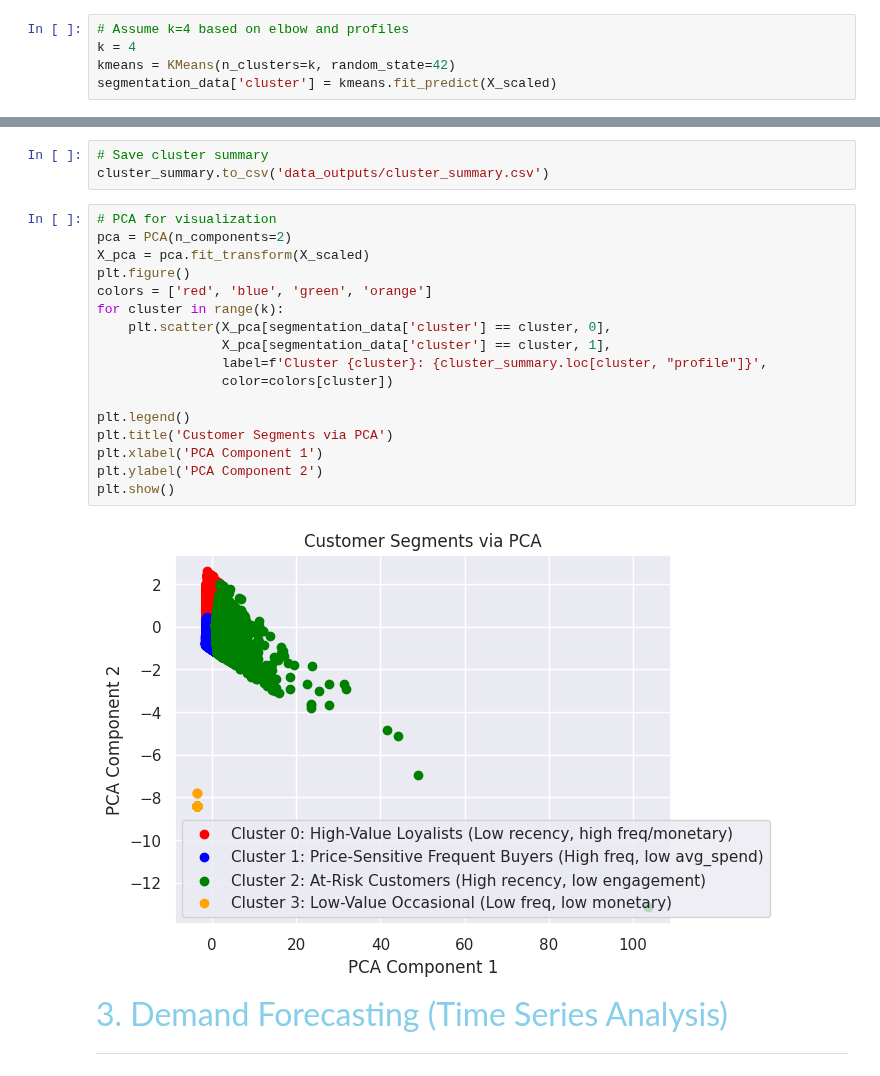
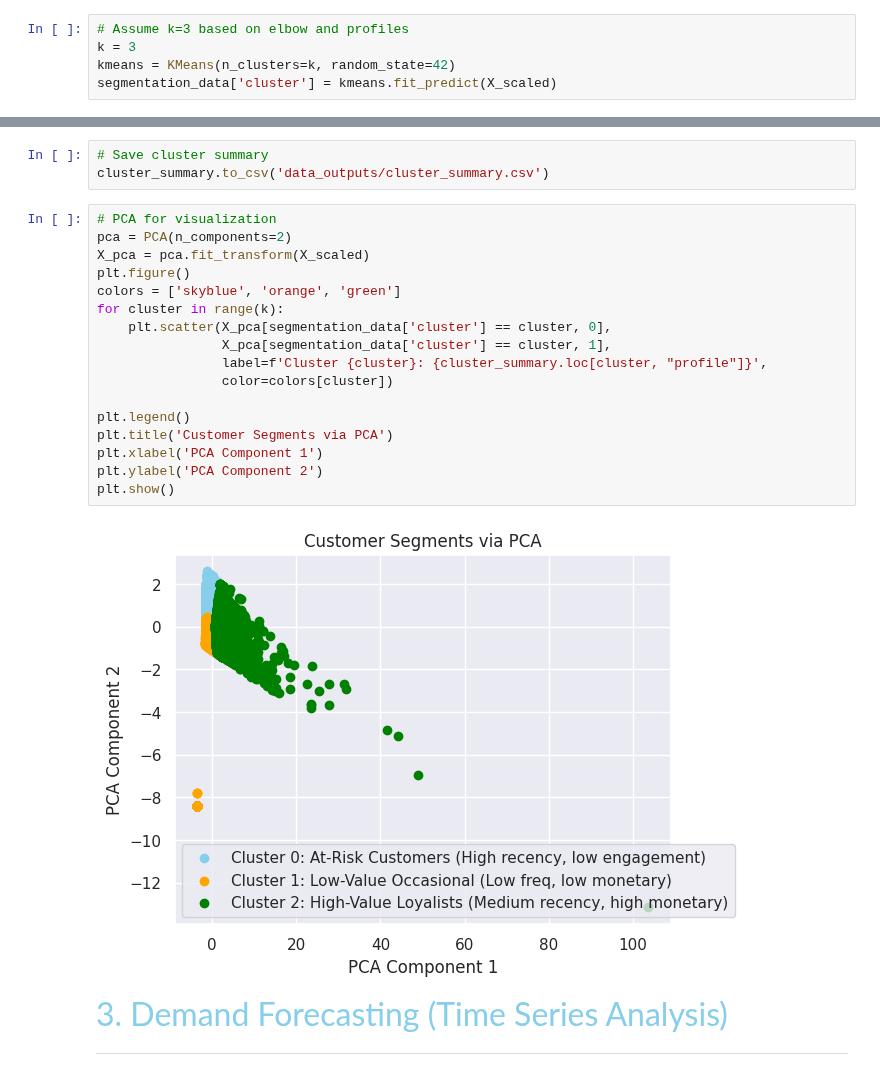
Before and after one commit to Kanakbaghel/Capstone_Project, a Jupyter notebook: Scripts/P3 : Retailsmart Advanced Analytics.ipynb, the cells around one changed output, grey strips where cells are left out. Drawn from its saved outputs; the diff is of its cells as text.

```diff
--- a/Scripts/P3 : Retailsmart Advanced Analytics.ipynb
+++ b/Scripts/P3 : Retailsmart Advanced Analytics.ipynb
@@ -165,5 +166,5 @@ The elbow bend in graph clearly appears at k = 4. That’s the point where inert
 # %%
-# Assume k=4 based on elbow and profiles
-k = 4
+# Assume k=3 based on elbow and profiles
+k = 3
 kmeans = KMeans(n_clusters=k, random_state=42)
 segmentation_data['cluster'] = kmeans.fit_predict(X_scaled)
@@ -208,22 +206,22 @@ cluster_summary.to_csv('data_outputs/cluster_summary.csv')
 # %%
 # PCA for visualization
 pca = PCA(n_components=2)
 X_pca = pca.fit_transform(X_scaled)
 plt.figure()
-colors = ['red', 'blue', 'green', 'orange']
+colors = ['skyblue', 'orange', 'green']
 for cluster in range(k):
     plt.scatter(X_pca[segmentation_data['cluster'] == cluster, 0],
                 X_pca[segmentation_data['cluster'] == cluster, 1],
                 label=f'Cluster {cluster}: {cluster_summary.loc[cluster, "profile"]}',
                 color=colors[cluster])
 
 plt.legend()
 plt.title('Customer Segments via PCA')
 plt.xlabel('PCA Component 1')
 plt.ylabel('PCA Component 2')
 plt.show()
 # %% [output]
-[figure, old version]
+[figure, new version]
 # %% [markdown]
 <font size=6 color=skyblue >3. Demand Forecasting (Time Series Analysis)
 
```
Also changed, not shown: parts of 9 cells of this notebook.
